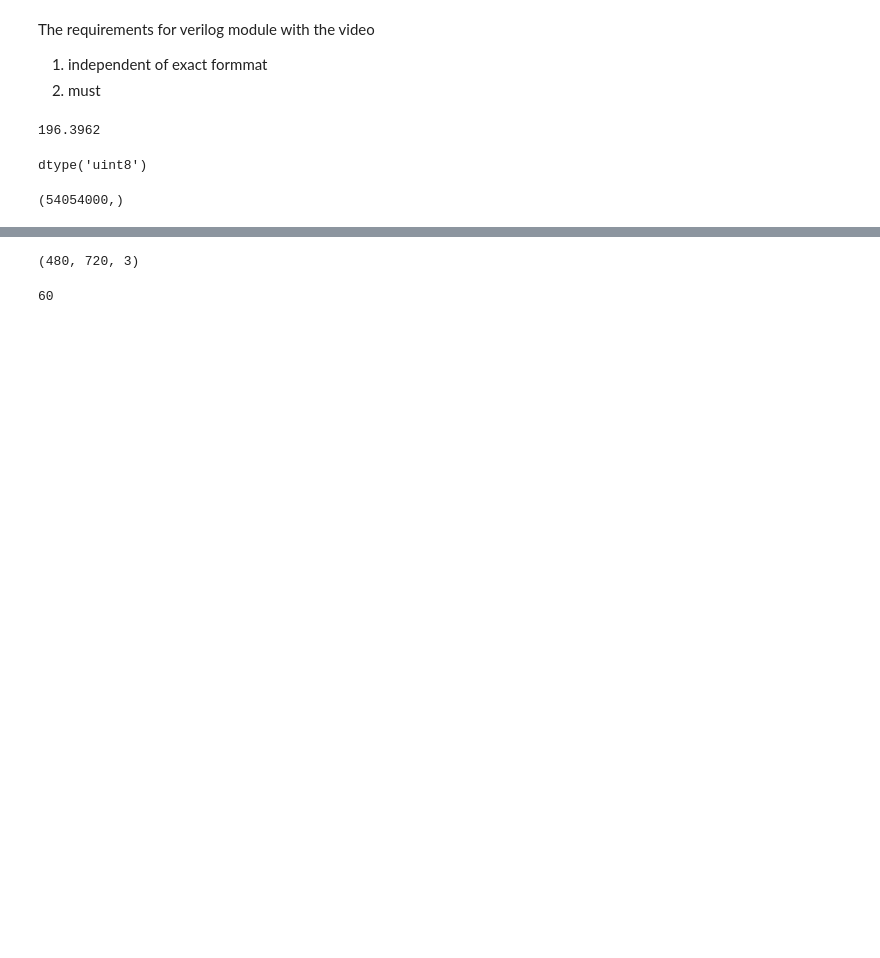
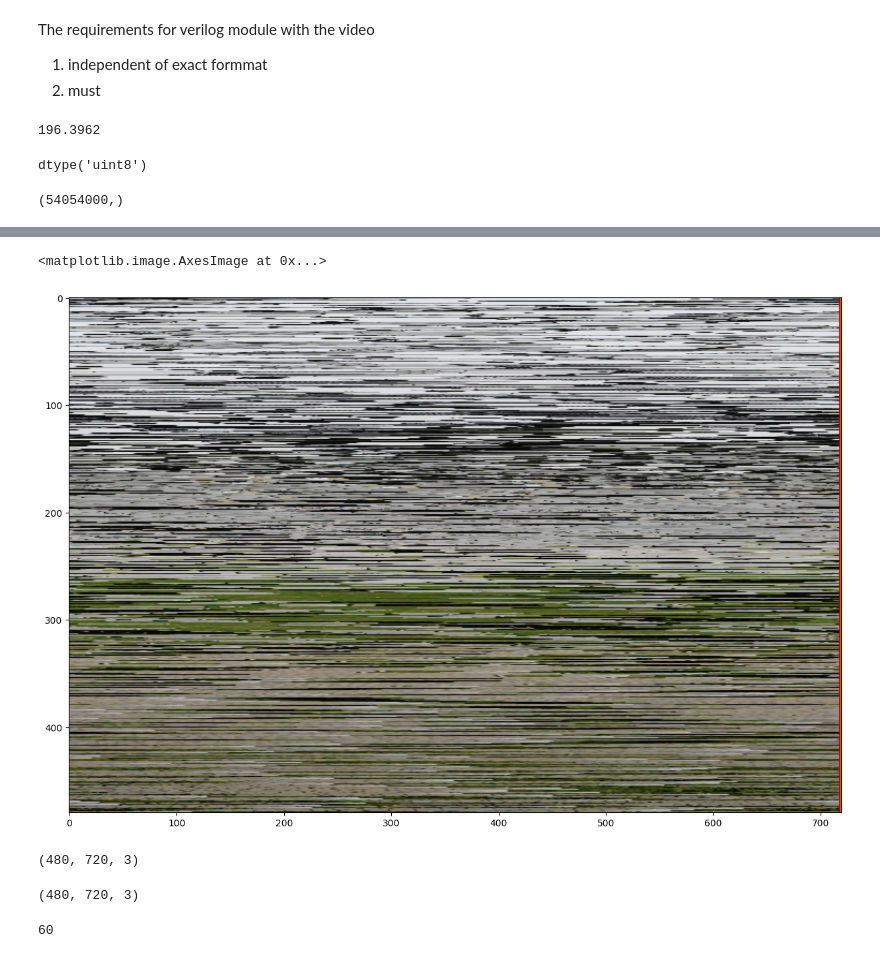
Before and after one commit to Siromanec/video-scrambler, a Jupyter notebook: FPGA/TVP5147M1_decoder_interface/src/video/parsing/mp4_to_bt656/convert-video.ipynb, the cells around one changed output, grey strips where cells are left out. Cells and saved outputs as stored; diff of their text form; code cells hidden in the pictures; blank space fills up the shorter version.

```diff
--- a/FPGA/TVP5147M1_decoder_interface/src/video/parsing/mp4_to_bt656/convert-video.ipynb
+++ b/FPGA/TVP5147M1_decoder_interface/src/video/parsing/mp4_to_bt656/convert-video.ipynb
@@ -147,0 +230,10 @@ dtype('uint8')
+# %%
+plt.figure(figsize=(20, 10))
+plt.imshow(frame if len(frame.shape) == 2 else cv2.cvtColor(frame, cv2.COLOR_BGR2RGB), cmap= "gray" if len(frame.shape) == 2 else None)
+# %% [output]
+<matplotlib.image.AxesImage at 0x...>
+[figure, added]
+# %%
+frame.shape
+# %% [output]
+(480, 720, 3)
```
Also changed, not shown: parts of 7 cells of this notebook, 6 other files.
